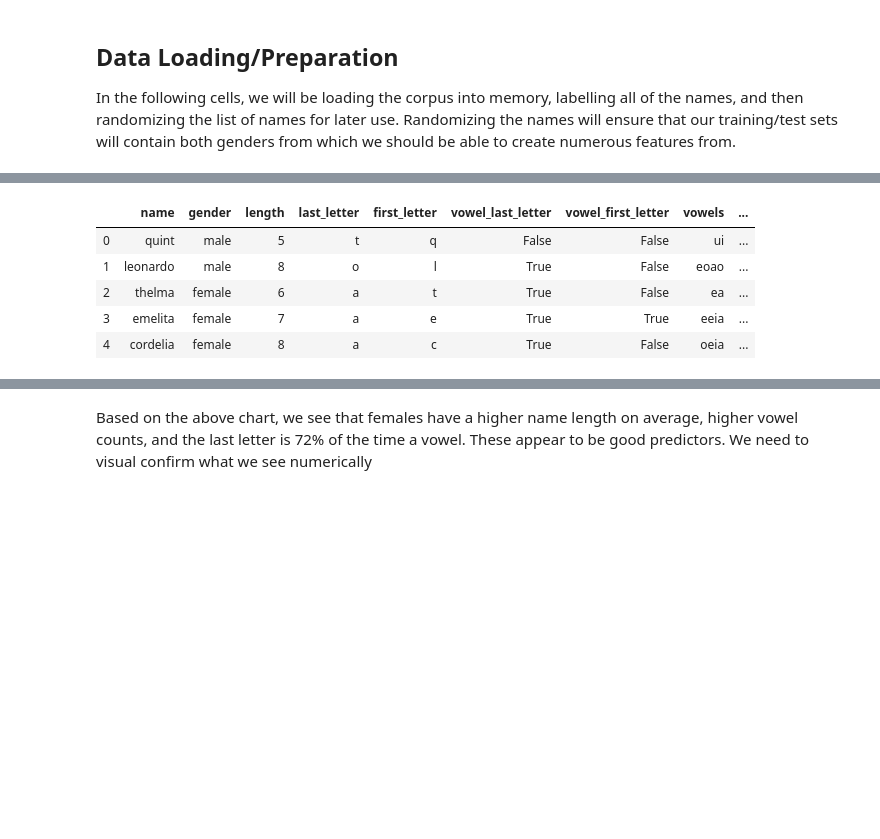
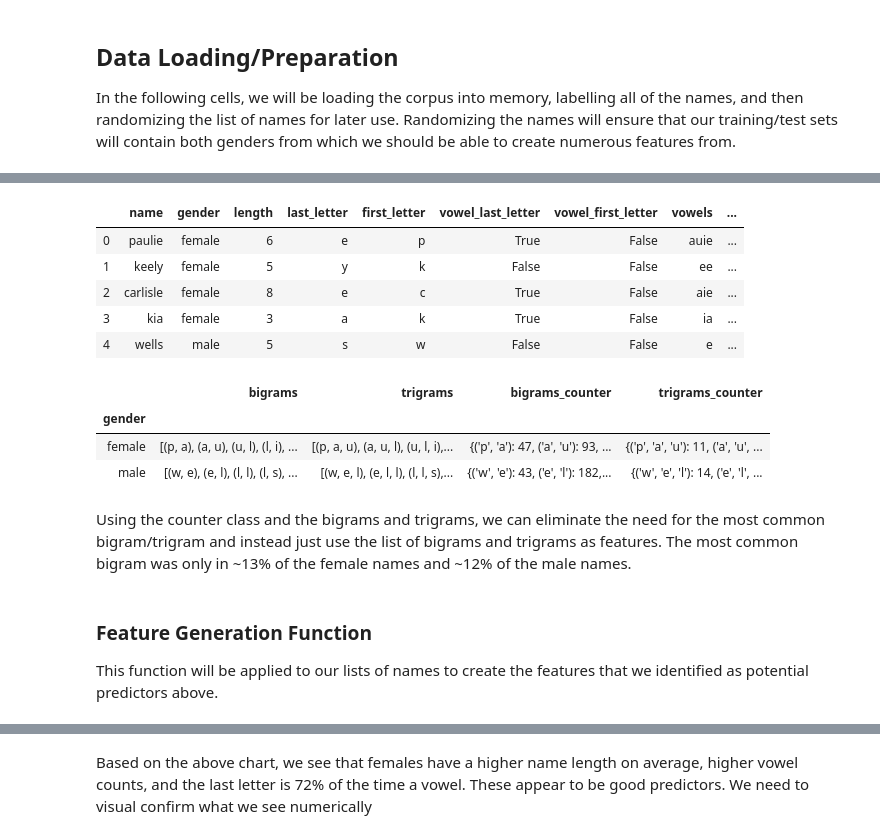
Before and after one commit to betsyrosalen/DATA620_Fall2019_Project3, a Jupyter notebook: project3.ipynb, the cells around one changed output, grey strips where cells are left out. Cells and saved outputs as stored; diff of their text form; code cells hidden in the pictures; blank space fills up the shorter version.

```diff
--- a/project3.ipynb
+++ b/project3.ipynb
@@ -70,19 +66,45 @@ data.head()
 # %%
+# instatiate syllable tokenize
+SSP = SyllableTokenizer()
+
 # create various feature columns for exploration
 data['length'] = data['name'].str.len()
 data['last_letter'] = data['name'].str[-1]
 data['first_letter'] = data['name'].str[0]
 data['vowel_last_letter'] = data['last_letter'].isin([*'aeiou'])
 data['vowel_first_letter'] = data['first_letter'].isin([*'aeiou'])
 data['vowels'] = data['name'].str.replace(r'[^aeiou]', '')
+data['consonants'] = data['name'].str.replace(r'[aeiou]', '')
 data['vowel_count'] = data['vowels'].str.len()
+data['consonant_count'] = data['consonants'].str.len()
+data['bigrams'] = data['name'].apply(lambda x: list(ngrams(x, 2)))
+data['trigrams'] = data['name'].apply(lambda x: list(ngrams(x, 3)))
+data['syllables'] = data['name'].apply(lambda x: len(SSP.tokenize(x)))
 
 # preview data
 data.head()
 # %% [output]
 |  | name | gender | length | last_letter | first_letter | vowel_last_letter | vowel_first_letter | vowels | ... |
-| 0 | quint | male | 5 | t | q | False | False | ui | ... |
-| 1 | leonardo | male | 8 | o | l | True | False | eoao | ... |
-| 2 | thelma | female | 6 | a | t | True | False | ea | ... |
-| 3 | emelita | female | 7 | a | e | True | True | eeia | ... |
-| 4 | cordelia | female | 8 | a | c | True | False | oeia | ... |
+| 0 | paulie | female | 6 | e | p | True | False | auie | ... |
+| 1 | keely | female | 5 | y | k | False | False | ee | ... |
+| 2 | carlisle | female | 8 | e | c | True | False | aie | ... |
+| 3 | kia | female | 3 | a | k | True | False | ia | ... |
+| 4 | wells | male | 5 | s | w | False | False | e | ... |
+# %%
+# lets analyze our bigrams and trigrams columns to get the most common ngrams by gender
+ngrams_gender = data.groupby('gender')[['bigrams', 'trigrams']].sum()
+ngrams_gender['bigrams_counter'] = ngrams_gender['bigrams'].apply(lambda x: Counter(x))
+ngrams_gender['trigrams_counter'] = ngrams_gender['trigrams'].apply(lambda x: Counter(x))
+ngrams_gender
+# %% [output]
+|  | bigrams | trigrams | bigrams_counter | trigrams_counter |
+| gender |  |  |  |  |
+| female | [(p, a), (a, u), (u, l), (l, i), ... | [(p, a, u), (a, u, l), (u, l, i),... | {('p', 'a'): 47, ('a', 'u'): 93, ... | {('p', 'a', 'u'): 11, ('a', 'u', ... |
+| male | [(w, e), (e, l), (l, l), (l, s), ... | [(w, e, l), (e, l, l), (l, l, s),... | {('w', 'e'): 43, ('e', 'l'): 182,... | {('w', 'e', 'l'): 14, ('e', 'l', ... |
+# %% [markdown]
+Using the counter class and the bigrams and trigrams, we can eliminate the need for the most common bigram/trigram and instead
+just use the list of bigrams and trigrams as features. The most common bigram was only in ~13% of the female names and ~12%
+of the male names.
+# %% [markdown]
+### Feature Generation Function
+This function will be applied to our lists of names to create the features that we identified as potential predictors above.
```
Also changed, not shown: parts of 14 cells of this notebook.
